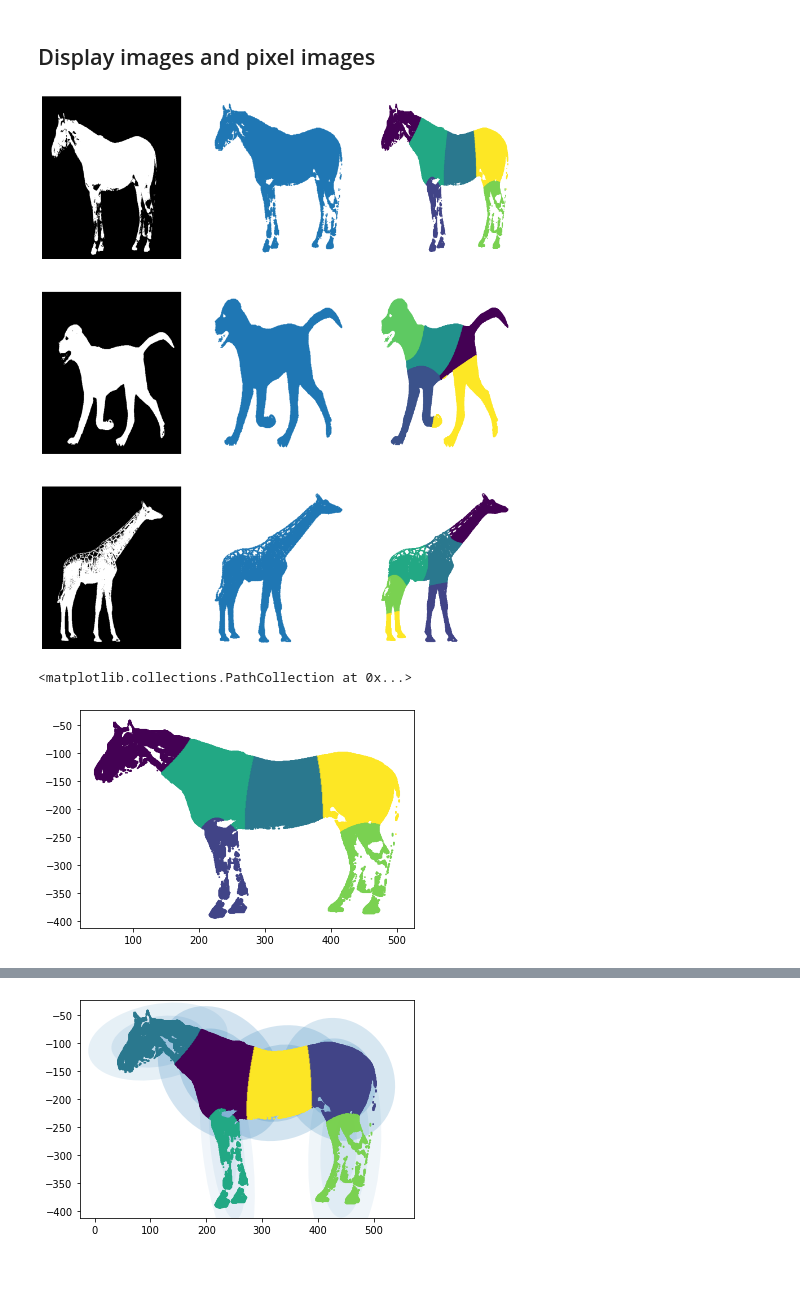
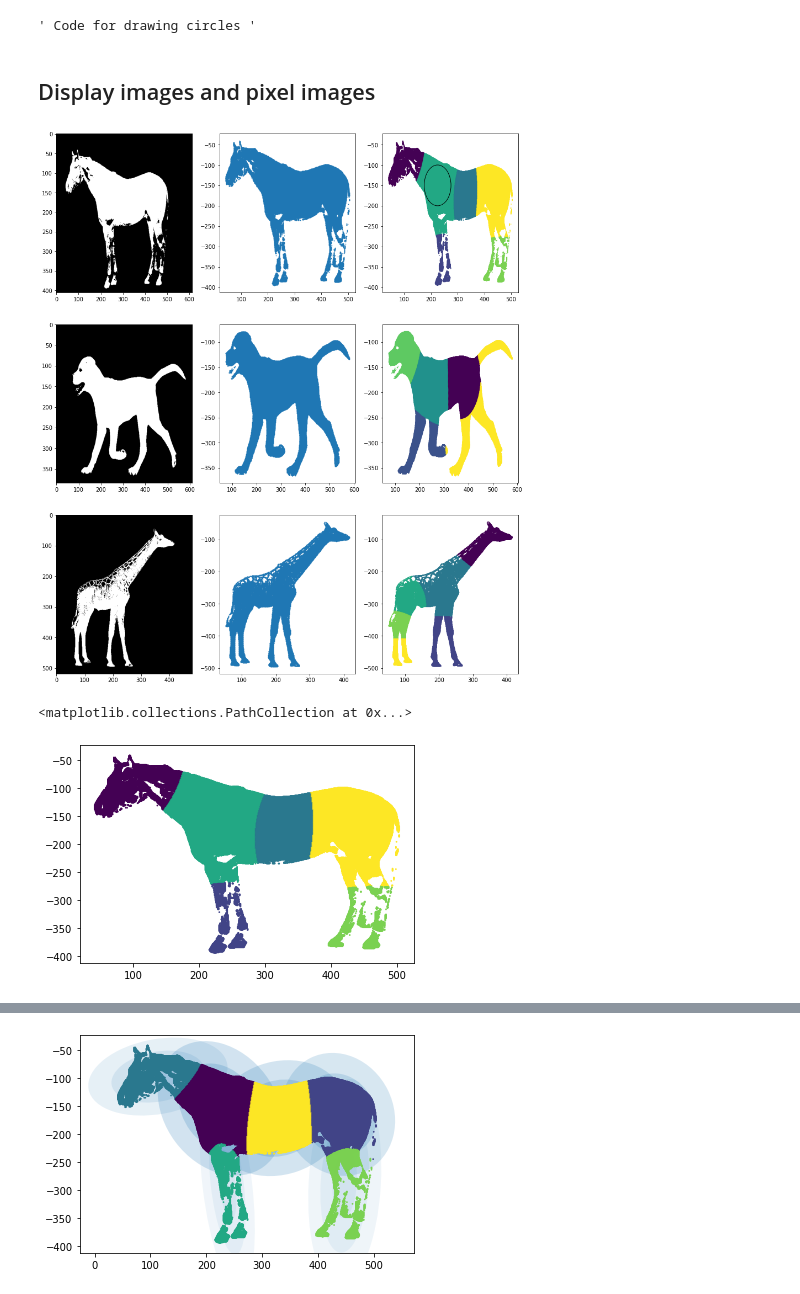
Before and after one commit to lb19337/MDM3-C, a Jupyter notebook: Gaussian_mixture.ipynb, the cells around one changed output, grey strips where cells are left out. Drawn from its saved outputs; the diff is of its cells as text; code cells hidden in the pictures.

Commit message:
start drawing circles

```diff
--- a/Gaussian_mixture.ipynb
+++ b/Gaussian_mixture.ipynb
@@ -48,10 +48,14 @@ def gmm_labels(pixel_datapoints: tuple, num_components: int):
     # Get data in and convert to array
     pixel_array = np.transpose(np.asarray(pixel_datapoints))
     # Fit gmm to data
-    gmm_model = GMM(n_components=num_components, covariance_type= 'full', random_state=0).fit(pixel_array)
+    gmm_model = GMM(n_components=num_components, covariance_type= 'spherical', random_state=0).fit(pixel_array)
     # Get labels from the predictions
     gmm_labels = gmm_model.predict(pixel_array)
     return gmm_labels
+
+""" Code for drawing circles """
+# %% [output]
+' Code for drawing circles '
 # %% [markdown]
 ## Display images and pixel images
 # %%
@@ -62,35 +66,46 @@ giraffe = file2pixels('Images/GiraffeNoBG.png')
 
 # Perform GMM and colect labels
 horse['labels'] = gmm_labels(horse['pixels'], 6)
 poochie['labels'] = gmm_labels(poochie['pixels'], 5)
 giraffe['labels'] = gmm_labels(giraffe['pixels'], 6)
 
 # Make figure
 fig, ax = plt.subplots(3, 3, figsize=(15,18))
 
+""" Horse Plotting """
+
 # Plot horse
 ax[0][0].imshow(horse['image'], cmap='gray', aspect='auto')
 ax[0][1].scatter(horse['pixels'][0], horse['pixels'][1], s=0.5)
 ax[0][2].scatter(horse['pixels'][0], horse['pixels'][1], c=horse['labels'], s=0.5, cmap='viridis')
 
+# Plot horse circles
+circle1 = plt.Circle((225, -150), 50, color='k', fill=False)
+ax[0][2].add_patch(circle1)
+
+""" Poochie plotting """
+
 # Plot poochie
 ax[1][0].imshow(poochie['image'], cmap='gray', aspect='auto')
 ax[1][1].scatter(poochie['pixels'][0], poochie['pixels'][1], s=0.5)
 ax[1][2].scatter(poochie['pixels'][0], poochie['pixels'][1], c=poochie['labels'], s=0.5, cmap='viridis')
+
+""" Giraffe plotting """
 
 # Plot giraffe
 ax[2][0].imshow(giraffe['image'], cmap='gray', aspect='auto')
 ax[2][1].scatter(giraffe['pixels'][0], giraffe['pixels'][1], s=0.5)
 ax[2][2].scatter(giraffe['pixels'][0], giraffe['pixels'][1], c=giraffe['labels'], s=0.5, cmap='viridis')
 
 # Hide axes
+"""
 for array in ax:
     for a in array:
         a.axis('off')
-
+"""
 plt.show()
 # %% [output]
-[figure, old version]
+[figure, new version]
 # %%
 from sklearn import mixture
 from sklearn.mixture import GaussianMixture as GMM
@@ -104,7 +119,7 @@ gmm_labels = gmm_model.predict(horse_xy)
 plt.scatter(horse['pixels'][0], horse['pixels'][1], c=horse['labels'], s=0.5, cmap='viridis')
 # %% [output]
 <matplotlib.collections.PathCollection at 0x...>
-[figure, old version]
+[figure, new version]
 # %%
 from matplotlib.patches import Ellipse
 
```
Also changed, not shown: parts of 2 cells of this notebook.
